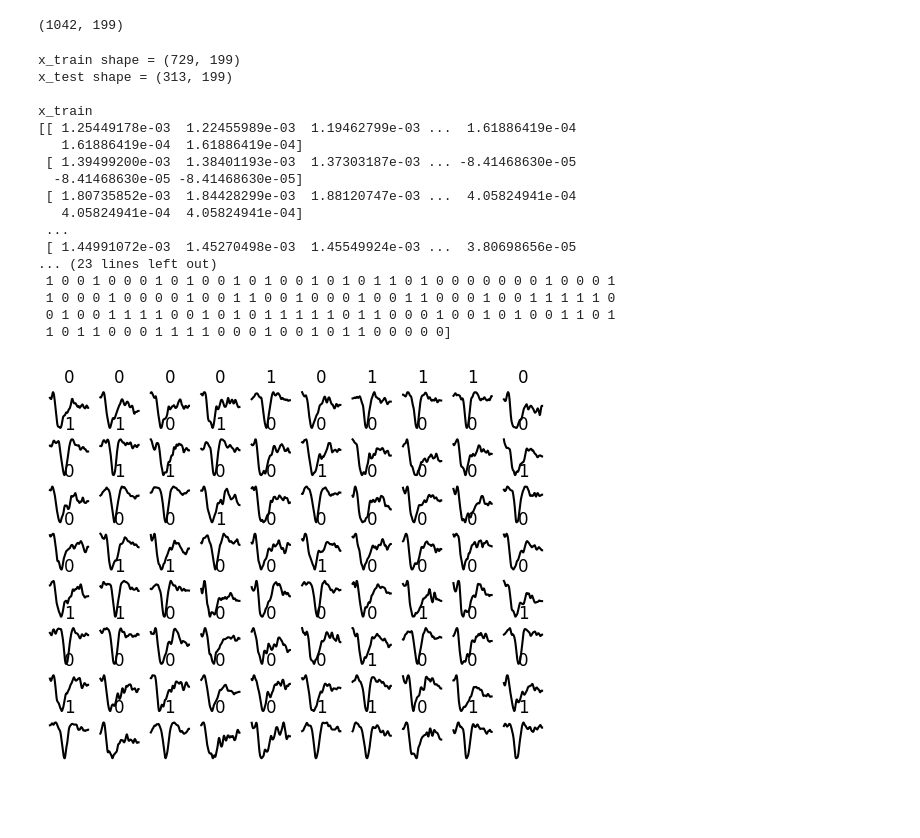
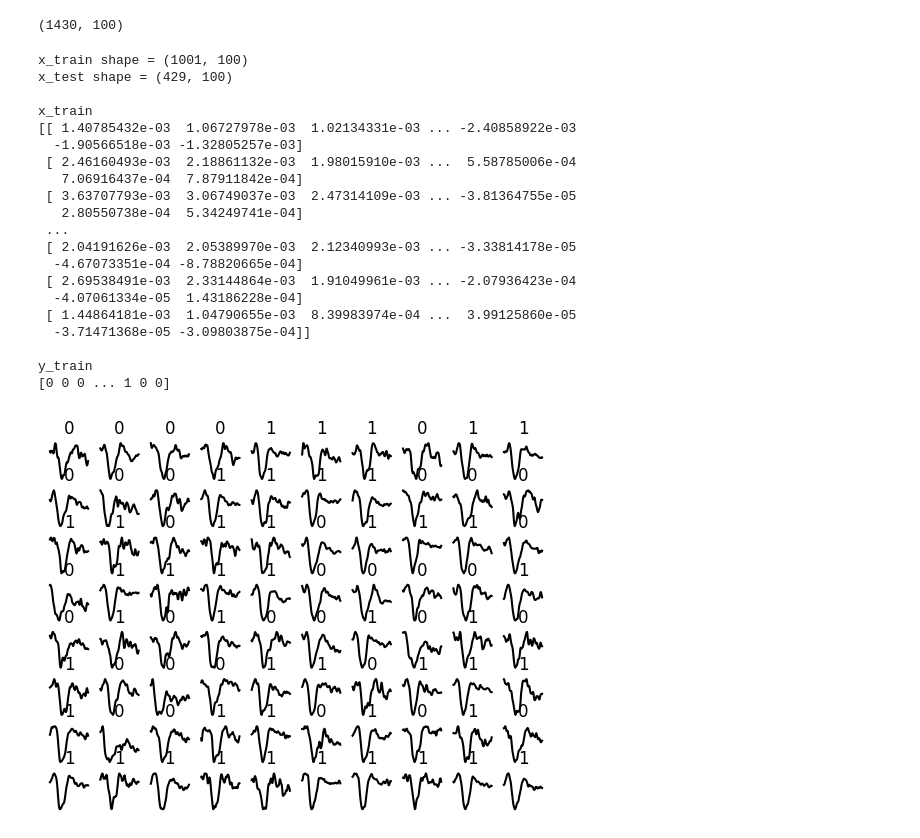
Before and after one commit to google10to100/neural_classifier_slim_repo, a Jupyter notebook: nn_for_spike_data_notebook.ipynb, the cells around one changed output. Drawn from its saved outputs; the diff is of its cells as text; code cells hidden in the pictures; blank space fills up the shorter version.

```diff
--- a/nn_for_spike_data_notebook.ipynb
+++ b/nn_for_spike_data_notebook.ipynb
@@ -5,76 +5,76 @@ import matplotlib.pyplot as plt
 import tensorflow as tf
 from sklearn.model_selection import train_test_split
 from sklearn.metrics import confusion_matrix
-import os
-os.environ['TF_CPP_MIN_LOG_LEVEL'] = '0'  # or any {'0', '1', '2'}
 
 # controls
 create_model = 1
-show_some_digits = 1
+show_some_spks = 1
 make_some_predictions = 1
-scale_dat = 0
+scale_dat = 1
 
 # params
 nrows_to_show = 8
 ncols_to_show = 10
-model_name = 'neural.model'
+model_name = 'spks.model'
 
 # load input variables
-XX = np.load('XX2.npy')
-yy = np.load('yy2.npy')
+XX = np.load('X.npy')
+yy = np.load('y.npy')
 print(XX.shape)
 n_rows = XX.shape[0]
 n_cols = XX.shape[1]
 # %% [output]
-(1042, 199)
+(1430, 100)
 # %%
 # split data set into training and test data
-x_train, x_test, y_train, y_test = train_test_split(XX, yy, test_size=0.3, random_state=1)
+x_train, x_test, y_train, y_test = train_test_split(XX, yy, test_size=0.3, random_state=None)
 # x_train, x_test, y_train, y_test = train_test_split(XX, yy, test_size=0.1, random_state=None)
 
-# code left over from when spikes were represented as .png images
 if scale_dat:
-    x_train = x_train / 255
-    x_test = x_test / 255
+    x_train = x_train/100
+    x_test = x_test/100
 
 print(f'\nx_train shape = {x_train.shape}')
 print(f'x_test shape = {x_test.shape}\n')
 print(f'x_train\n{x_train}\n')
 print(f'y_train\n{y_train}')
 # %% [output]
-x_train shape = (729, 199)
-x_test shape = (313, 199)
+x_train shape = (1001, 100)
+x_test shape = (429, 100)
 
 x_train
-[[ 1.25449178e-03  1.22455989e-03  1.19462799e-03 ...  1.61886419e-04
-   1.61886419e-04  1.61886419e-04]
- [ 1.39499200e-03  1.38401193e-03  1.37303187e-03 ... -8.41468630e-05
-  -8.41468630e-05 -8.41468630e-05]
- [ 1.80735852e-03  1.84428299e-03  1.88120747e-03 ...  4.05824941e-04
-   4.05824941e-04  4.05824941e-04]
+[[ 1.40785432e-03  1.06727978e-03  1.02134331e-03 ... -2.40858922e-03
+  -1.90566518e-03 -1.32805257e-03]
+ [ 2.46160493e-03  2.18861132e-03  1.98015910e-03 ...  5.58785006e-04
+   7.06916437e-04  7.87911842e-04]
+ [ 3.63707793e-03  3.06749037e-03  2.47314109e-03 ... -3.81364755e-05
+   2.80550738e-04  5.34249741e-04]
  ...
- [ 1.44991072e-03  1.45270498e-03  1.45549924e-03 ...  3.80698656e-05
-... (23 lines left out)
- 1 0 0 1 0 0 0 1 0 1 0 0 1 0 1 0 0 1 0 1 0 1 1 0 1 0 0 0 0 0 0 0 1 0 0 0 1
- 1 0 0 0 1 0 0 0 0 1 0 0 1 1 0 0 1 0 0 0 1 0 0 1 1 0 0 0 1 0 0 1 1 1 1 1 0
- 0 1 0 0 1 1 1 1 0 0 1 0 1 0 1 1 1 1 1 0 1 1 0 0 0 1 0 0 1 0 1 0 0 1 1 0 1
- 1 0 1 1 0 0 0 1 1 1 1 0 0 0 1 0 0 1 0 1 1 0 0 0 0 0]
+ [ 2.04191626e-03  2.05389970e-03  2.12340993e-03 ... -3.33814178e-05
+  -4.67073351e-04 -8.78820665e-04]
+ [ 2.69538491e-03  2.33144864e-03  1.91049961e-03 ... -2.07936423e-04
+  -4.07061334e-05  1.43186228e-04]
+ [ 1.44864181e-03  1.04790655e-03  8.39983974e-04 ...  3.99125860e-05
+  -3.71471368e-05 -3.09803875e-04]]
+
+y_train
+[0 0 0 ... 1 0 0]
 # %%
 # show some of the training data
-if show_some_digits:
+if show_some_spks:
     plt.figure()
     for index in range(nrows_to_show*ncols_to_show):
-        dig_test_x = x_train[index]
-        dig_class_true = int(y_train[index])
+        this_spk = x_train[index]
+        this_direction = int(y_train[index])
         #plot
         plt.subplot(nrows_to_show, ncols_to_show, index+1)
-        plt.plot(dig_test_x, 'k')
-        plt.title(dig_class_true)
+        plt.plot(this_spk, 'k')
+        plt.title(this_direction)
         plt.axis('off')
     plt.show()
     plt.close()
 # %% [output]
-[figure, old version]
+[figure, new version]
 # %%
 # Create model
 if create_model:
```
Also changed, not shown: parts of 4 cells of this notebook, 7 other files.
